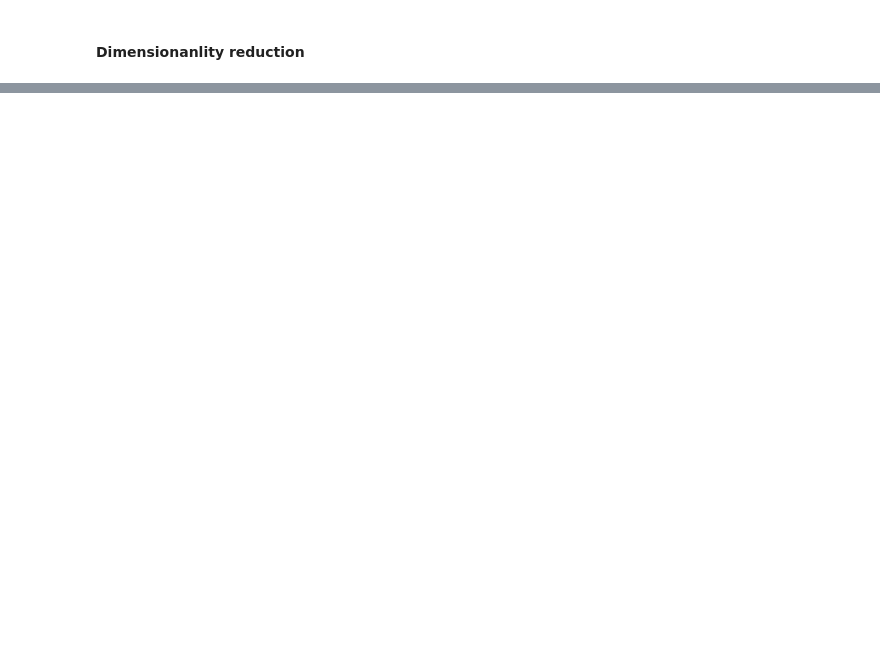
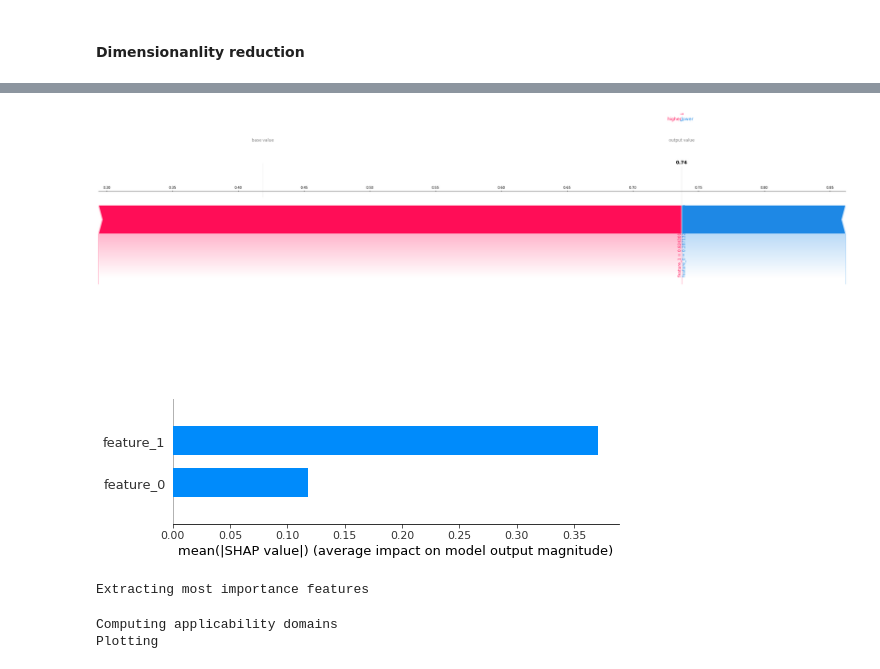
Before and after one commit to nostrumbiodiscovery/modtox, a Jupyter notebook: index.ipynb, the cells around one changed output, grey strips where cells are left out. Saved outputs shown, nothing was run; the diff lists cells and outputs as text; code cells hidden in the pictures; blank space fills up the shorter version.

```diff
--- a/index.ipynb
+++ b/index.ipynb
@@ -185,0 +314,14 @@ ValueError: Input contains NaN, infinity or a value too large for dtype('float64
+# %%
+SH = pp.shap_values(debug=True)
+# %% [output]
+[figure, added]
+[figure, added]
+# %%
+FI = pp.feature_importance()
+# %% [output]
+Extracting most importance features
+# %%
+DA = pp.domain_analysis()
+# %% [output]
+Computing applicability domains
+Plotting
```
Also changed, not shown: parts of 40 cells of this notebook.
